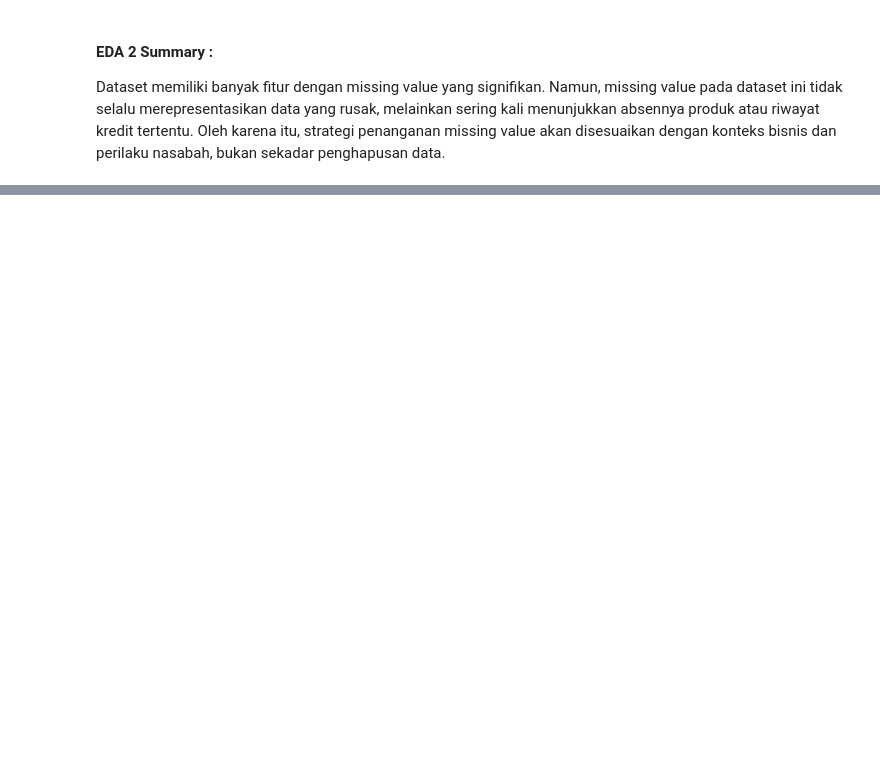
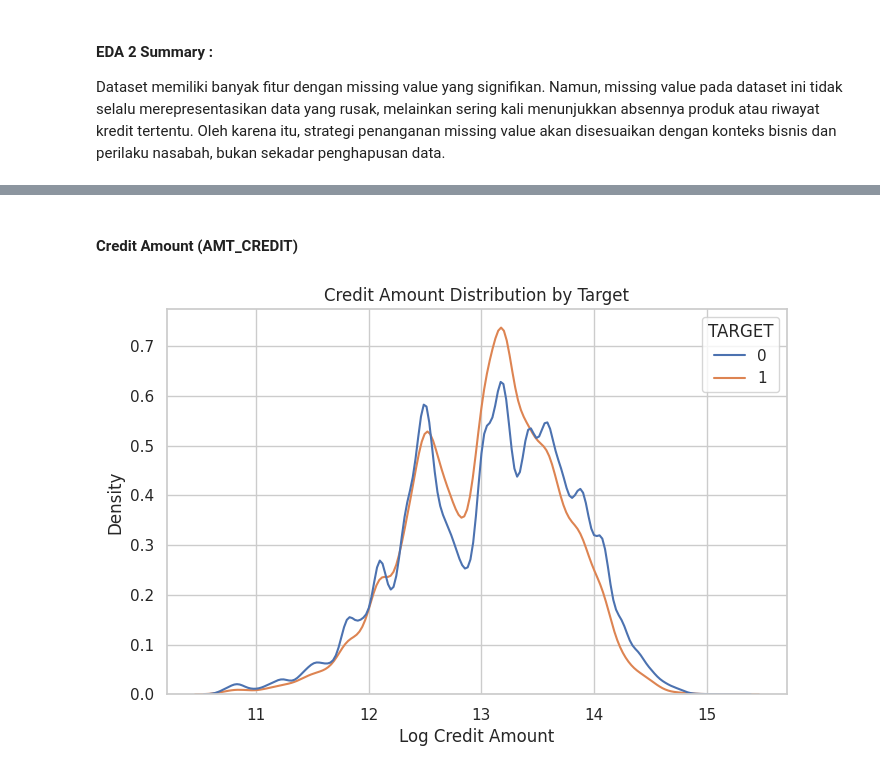
Before and after one commit to ookapratama/ML-Experiments, a Jupyter notebook: home_credit_default_risk/notebooks/eda.ipynb, the cells around one changed output, grey strips where cells are left out. Cells and saved outputs as stored; diff of their text form; code cells hidden in the pictures; blank space fills up the shorter version.

```diff
--- a/home_credit_default_risk/notebooks/eda.ipynb
+++ b/home_credit_default_risk/notebooks/eda.ipynb
@@ -282,0 +397,16 @@ Dataset memiliki banyak fitur dengan missing value yang signifikan. Namun, missi
+# %% [markdown]
+#### Credit Amount (AMT_CREDIT)
+# %%
+data['LOG_CREDIT'] = np.log1p(data['AMT_CREDIT'])
+
+sns.kdeplot(
+    data=data,
+    x='LOG_CREDIT',
+    hue='TARGET',
+    common_norm=False
+)
+plt.title('Credit Amount Distribution by Target')
+plt.xlabel('Log Credit Amount')
+plt.show()
+# %% [output]
+[figure, added]
```
Also changed, not shown: parts of 31 cells of this notebook.
